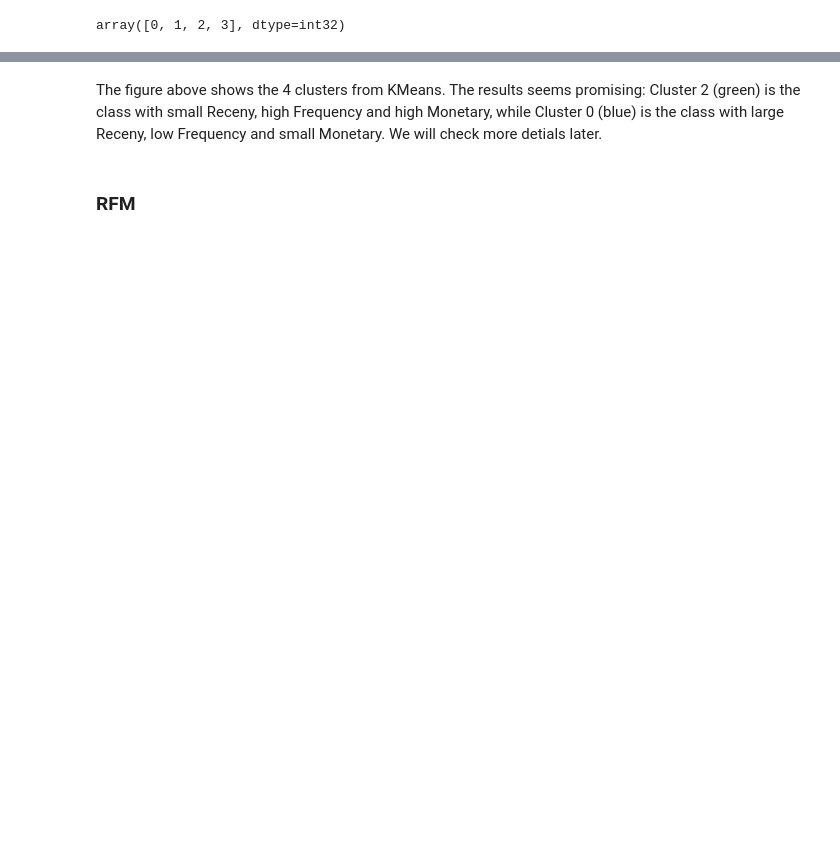
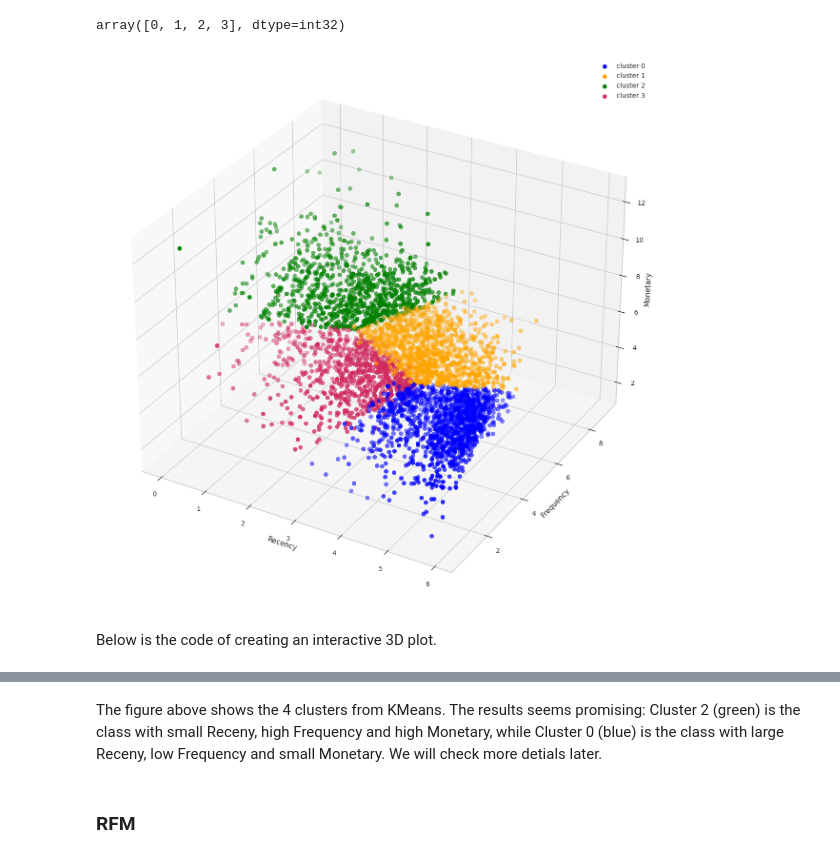
Before and after one commit to nicoleyang0210/AIML, a Jupyter notebook: customer-segmentation.ipynb, the cells around one changed output, grey strips where cells are left out. Saved outputs shown, nothing was run; the diff lists cells and outputs as text; code cells hidden in the pictures; blank space fills up the shorter version.

```diff
--- a/customer-segmentation.ipynb
+++ b/customer-segmentation.ipynb
@@ -557,6 +557,22 @@ km = km_mdl.fit_predict(df_rfm)
 np.unique(km)
 # %% [output]
 array([0, 1, 2, 3], dtype=int32)
+# %%
+fig = plt.figure(figsize = (15,15))
+ax = fig.add_subplot(111, projection='3d')
+ax.scatter(df_rfm[km == 0,0],df_rfm[km == 0,1],df_rfm[km == 0,2], s = 40 , color = 'blue', label = "cluster 0")
+ax.scatter(df_rfm[km == 1,0],df_rfm[km == 1,1],df_rfm[km == 1,2], s = 40 , color = 'orange', label = "cluster 1")
+ax.scatter(df_rfm[km == 2,0],df_rfm[km == 2,1],df_rfm[km == 2,2], s = 40 , color = 'green', label = "cluster 2")
+ax.scatter(df_rfm[km == 3,0],df_rfm[km == 3,1],df_rfm[km == 3,2], s = 40 , color = '#D12B60', label = "cluster 3")
+ax.set_xlabel('Recency')
+ax.set_ylabel('Frequency')
+ax.set_zlabel('Monetary')
+ax.legend()
+plt.show()
+# %% [output]
+[figure, added]
+# %% [markdown]
+Below is the code of creating an interactive 3D plot.
 # %%
 colors = ['blue', 'orange', 'green', '#D12B60']
 
```
Also changed, not shown: parts of 6 cells of this notebook.
